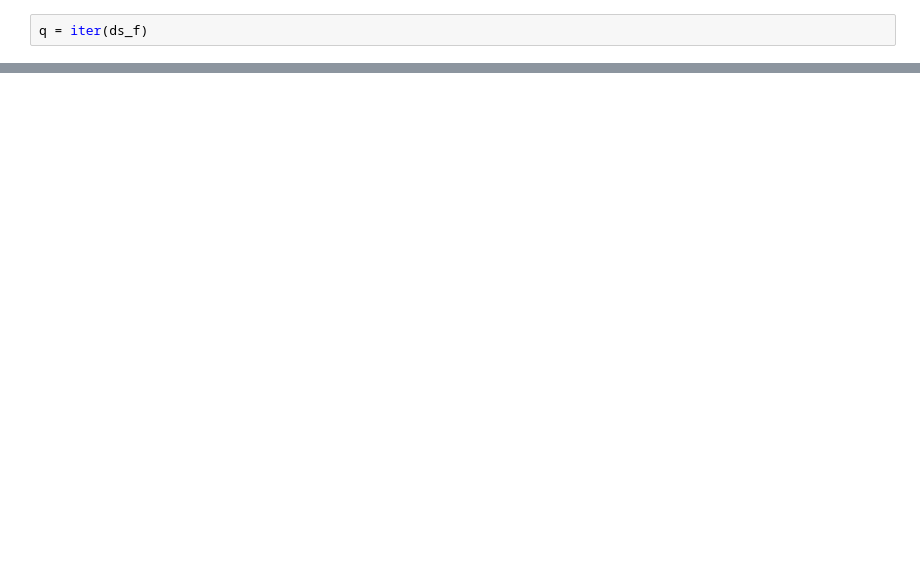
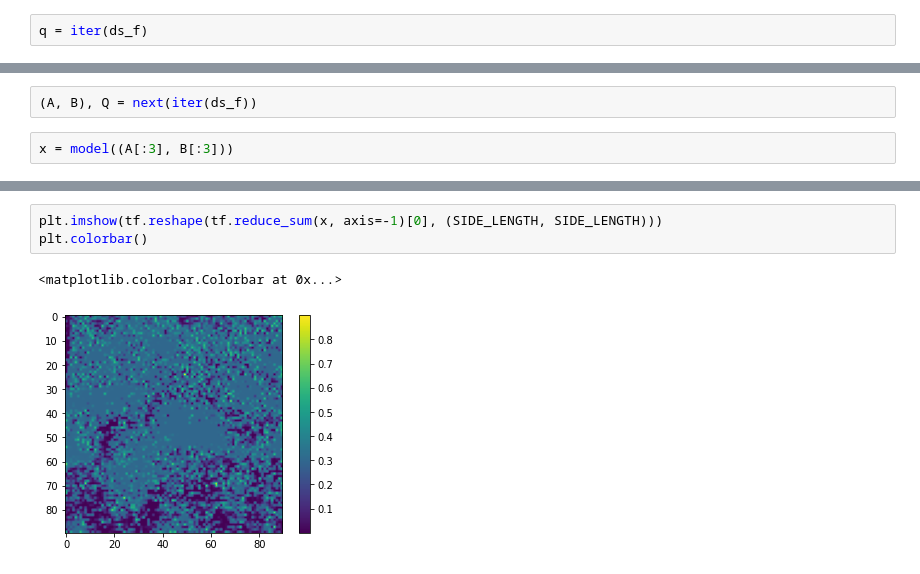
Before and after one commit to HastingsGreer/FeatureMapICON, a Jupyter notebook: tensorflow/davisDS.ipynb, the cells around one changed output, grey strips where cells are left out. Saved outputs shown, nothing was run; the diff lists cells and outputs as text; blank space fills up the shorter version.

```diff
--- a/tensorflow/davisDS.ipynb
+++ b/tensorflow/davisDS.ipynb
@@ -179,0 +210,4 @@ Epoch 00001: LearningRateScheduler setting learning rate to 0.0001.
+# %%
+(A, B), Q = next(iter(ds_f))
+# %%
+x = model((A[:3], B[:3]))
@@ -179,0 +264,6 @@ Epoch 00001: LearningRateScheduler setting learning rate to 0.0001.
+# %%
+plt.imshow(tf.reshape(tf.reduce_sum(x, axis=-1)[0], (SIDE_LENGTH, SIDE_LENGTH)))
+plt.colorbar()
+# %% [output]
+<matplotlib.colorbar.Colorbar at 0x...>
+[figure, added]
```
Also changed, not shown: parts of 16 cells of this notebook.
